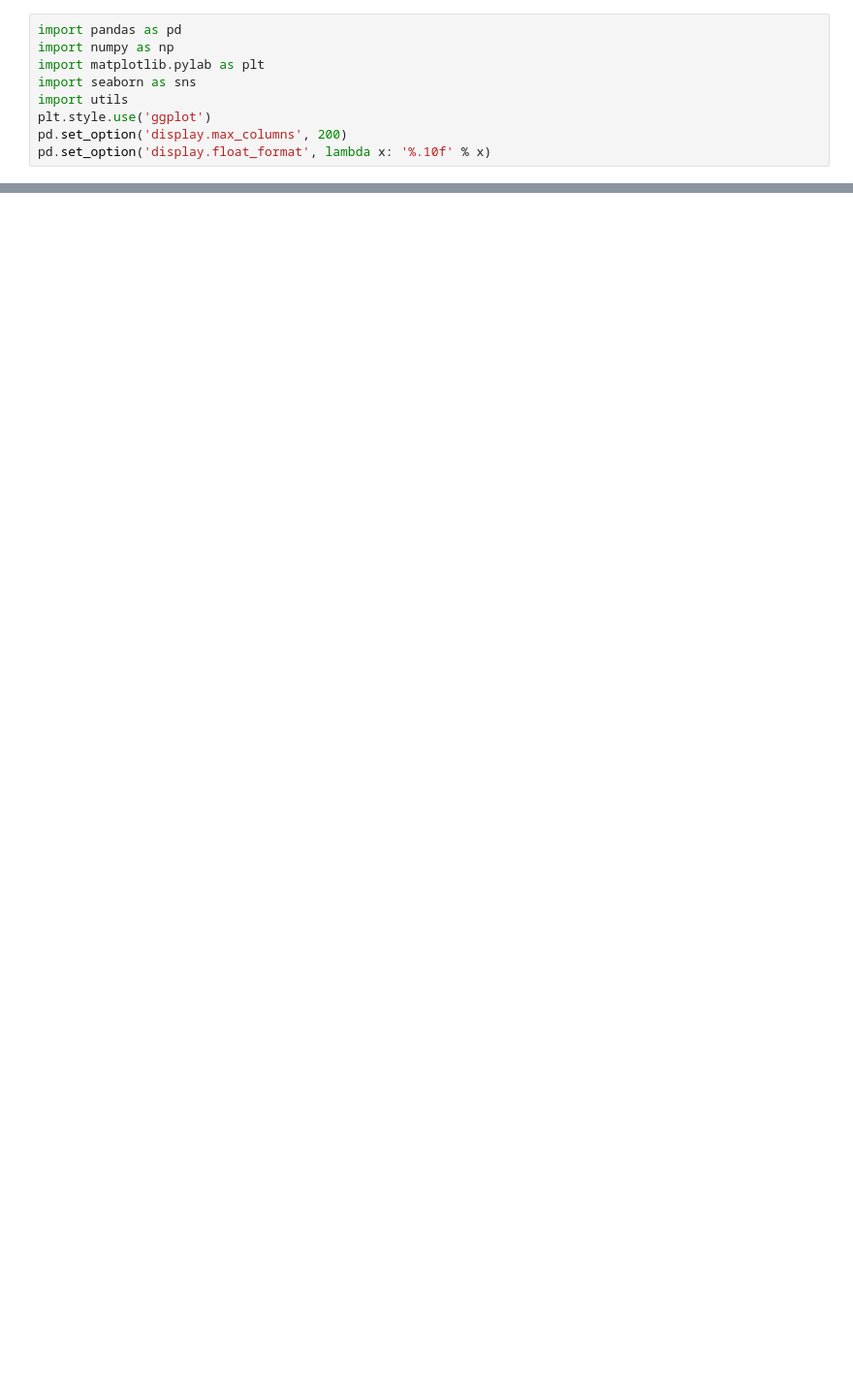
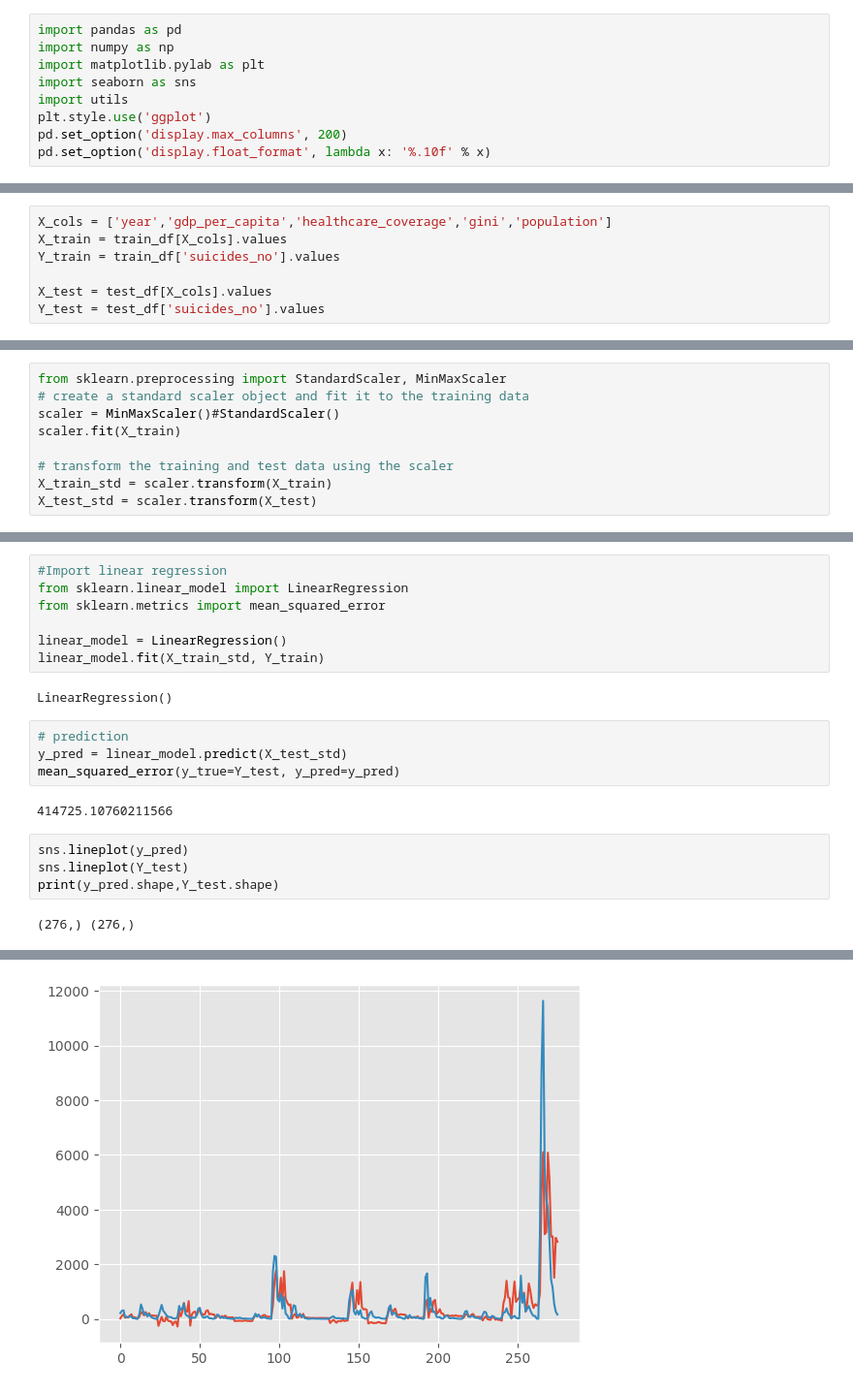
Before and after one commit to MarcelRosier/bdp_project, a Jupyter notebook: mental_health/suicide_models.ipynb, the cells around one changed output, grey strips where cells are left out. Shown at 97% size. Drawn from its saved outputs; the diff is of its cells as text; blank space fills up the shorter version.

```diff
--- a/mental_health/suicide_models.ipynb
+++ b/mental_health/suicide_models.ipynb
@@ -21,0 +37,7 @@ df.head()
+# %%
+X_cols = ['year','gdp_per_capita','healthcare_coverage','gini','population']
+X_train = train_df[X_cols].values
+Y_train = train_df['suicides_no'].values
+
+X_test = test_df[X_cols].values
+Y_test = test_df['suicides_no'].values
@@ -21,0 +47,9 @@ df.head()
+# %%
+from sklearn.preprocessing import StandardScaler, MinMaxScaler
+# create a standard scaler object and fit it to the training data
+scaler = MinMaxScaler()#StandardScaler()
+scaler.fit(X_train)
+
+# transform the training and test data using the scaler
+X_train_std = scaler.transform(X_train)
+X_test_std = scaler.transform(X_test)
@@ -21,0 +58,21 @@ df.head()
+# %%
+#Import linear regression
+from sklearn.linear_model import LinearRegression
+from sklearn.metrics import mean_squared_error
+
+linear_model = LinearRegression()
+linear_model.fit(X_train_std, Y_train)
+# %% [output]
+LinearRegression()
+# %%
+# prediction
+y_pred = linear_model.predict(X_test_std)
+mean_squared_error(y_true=Y_test, y_pred=y_pred)
+# %% [output]
+414725.10760211566
+# %%
+sns.lineplot(y_pred)
+sns.lineplot(Y_test)
+print(y_pred.shape,Y_test.shape)
+# %% [output]
+(276,) (276,)
@@ -21,0 +96 @@ df.head()
+[figure, added]
```
Also changed, not shown: parts of 9 cells of this notebook, 1 other file.
